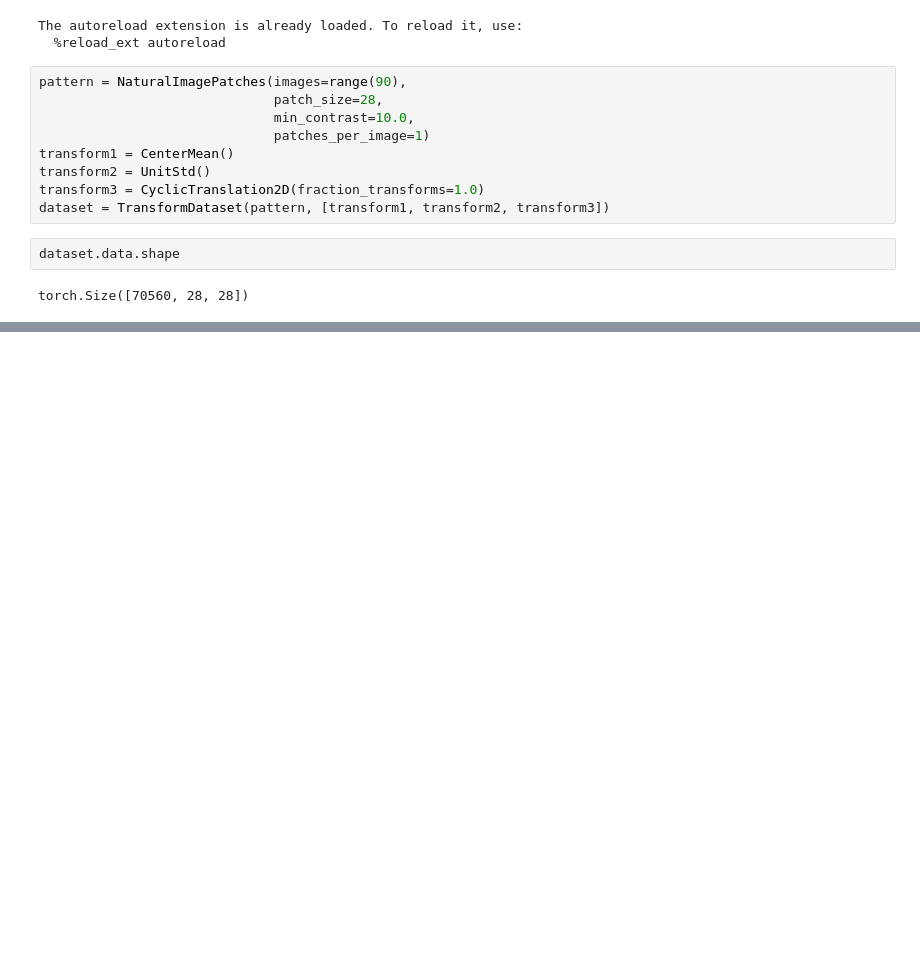
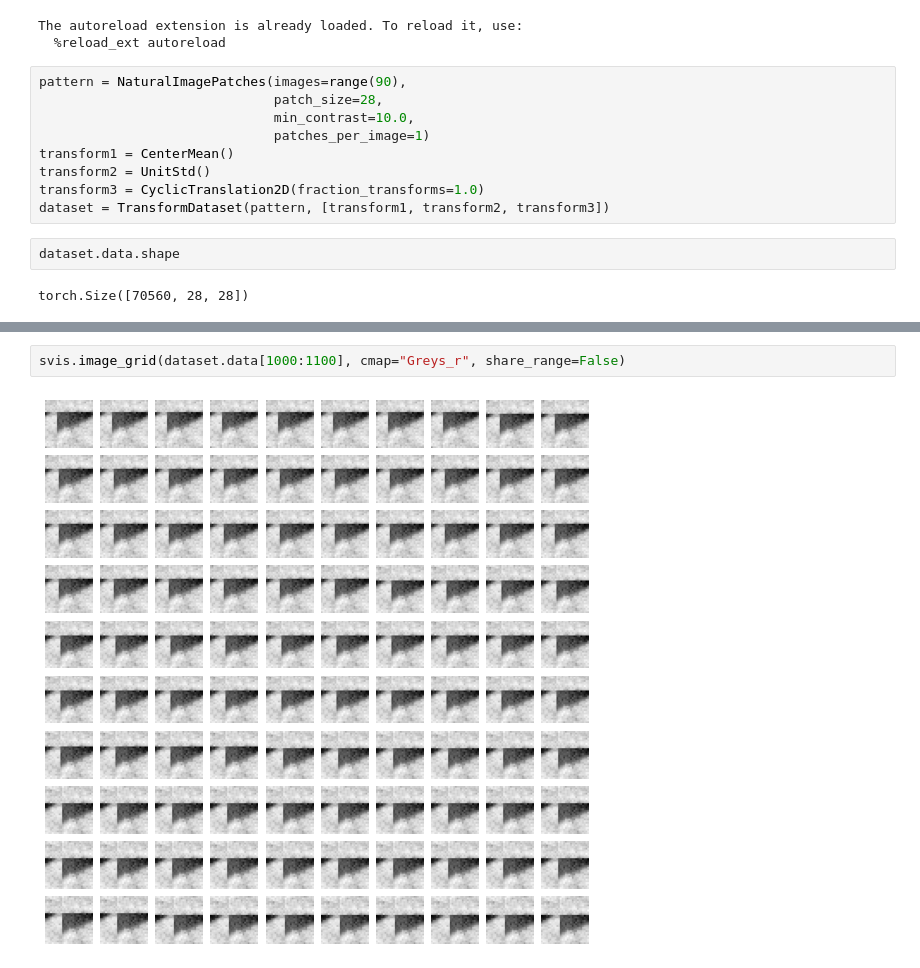
Before and after one commit to sophiaas/transform-datasets, a Jupyter notebook: notebooks/translating-natural-images.ipynb, the cells around one changed output, grey strips where cells are left out. Cells and saved outputs as stored; diff of their text form; blank space fills up the shorter version.

```diff
--- a/notebooks/translating-natural-images.ipynb
+++ b/notebooks/translating-natural-images.ipynb
@@ -35,0 +37,4 @@ svis.image_grid(dataset.data[::784][:100], cmap="Greys_r")
+# %%
+svis.image_grid(dataset.data[1000:1100], cmap="Greys_r", share_range=False)
+# %% [output]
+[figure, added]
```
Also changed, not shown: parts of 8 cells of this notebook, 3 other files.
